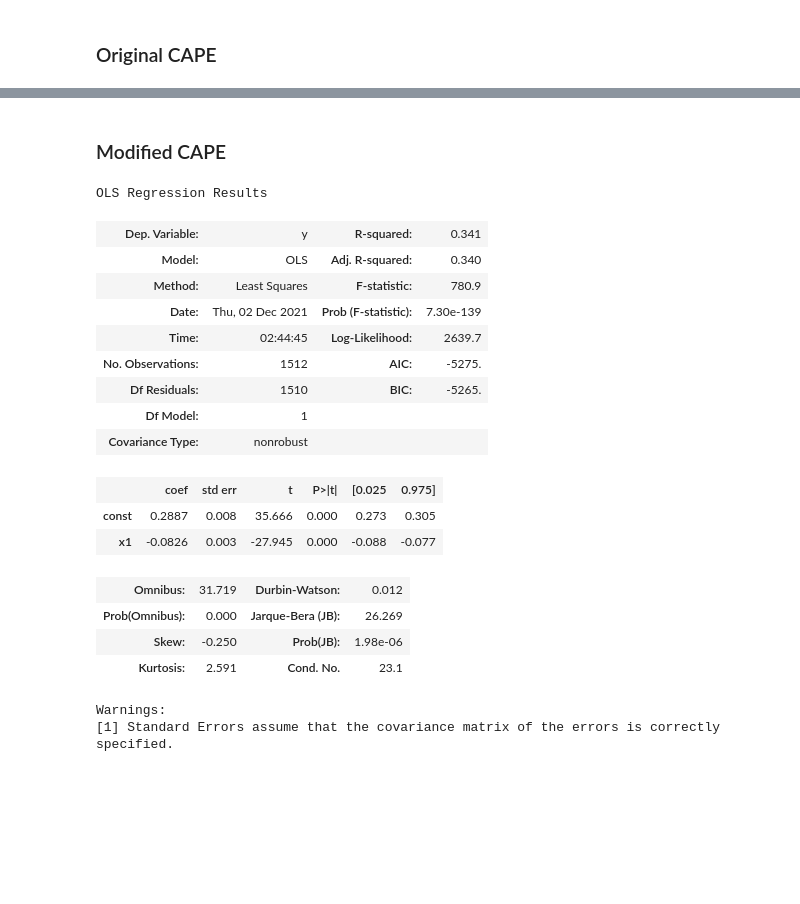
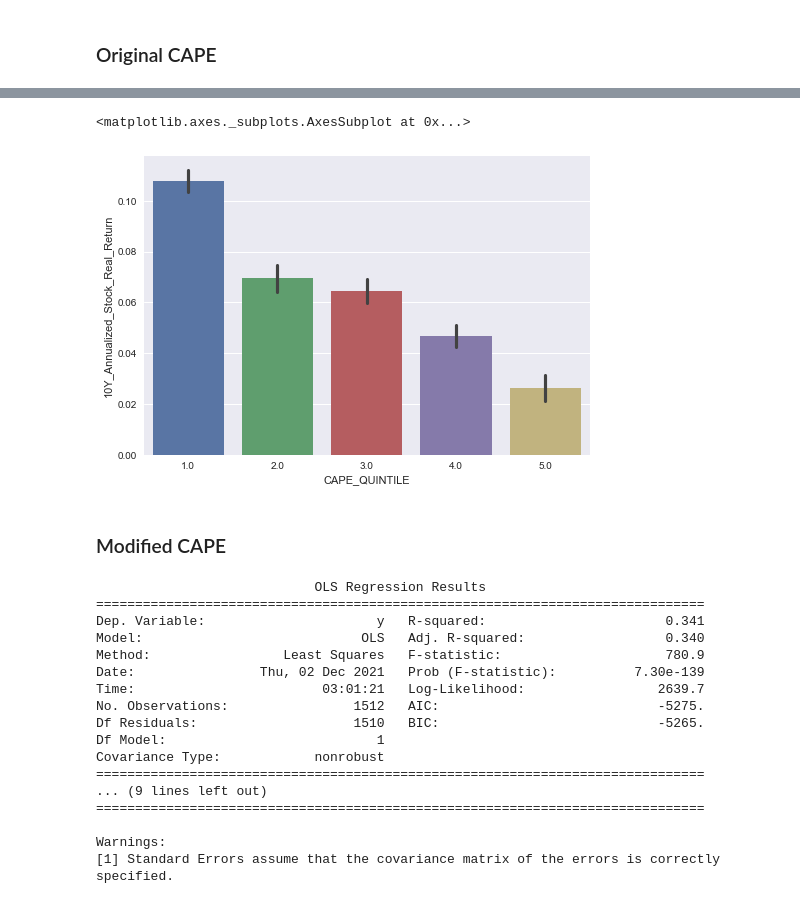
Before and after one commit to samsonq/Modifying-Shiller-CAPE-Ratio, a Jupyter notebook: notebooks/taxes.ipynb, the cells around one changed output, grey strips where cells are left out. Cells and saved outputs as stored; diff of their text form; code cells hidden in the pictures; blank space fills up the shorter version.

```diff
--- a/notebooks/taxes.ipynb
+++ b/notebooks/taxes.ipynb
@@ -135,3 +159,10 @@ Warnings:
+# %%
+ie_data["CAPE_QUINTILE"] = pd.qcut(ie_data["CAPE"],
+                                       q=5, labels=False)+1
+sns.barplot(x="CAPE_QUINTILE", y="10Y_Annualized_Stock_Real_Return", data=ie_data)
+# %% [output]
+<matplotlib.axes._subplots.AxesSubplot at 0x...>
+[figure, added]
 # %% [markdown]
 ### Modified CAPE
 # %%
@@ -143,27 +174,25 @@ y = np.array(ie_data[(ie_data["Date"]<split_period)]["10Y_Annualized_Stock_Real_
 
 model = sm.OLS(y, x, missing="drop")
 summary = model.fit()
-summary.summary()
+print(summary.summary())
 # %% [output]
-OLS Regression Results
+                            OLS Regression Results
+==============================================================================
+Dep. Variable:                      y   R-squared:                       0.341
+Model:                            OLS   Adj. R-squared:                  0.340
+Method:                 Least Squares   F-statistic:                     780.9
+Date:                Thu, 02 Dec 2021   Prob (F-statistic):          7.30e-139
+Time:                        03:01:21   Log-Likelihood:                 2639.7
+No. Observations:                1512   AIC:                            -5275.
+Df Residuals:                    1510   BIC:                            -5265.
+Df Model:                           1
+Covariance Type:            nonrobust
+==============================================================================
+... (9 lines left out)
+==============================================================================
+
+Warnings:
+[1] Standard Errors assume that the covariance matrix of the errors is correctly specified.
-| Dep. Variable: | y | R-squared: | 0.341 |
-| Model: | OLS | Adj. R-squared: | 0.340 |
-| Method: | Least Squares | F-statistic: | 780.9 |
-| Date: | Thu, 02 Dec 2021 | Prob (F-statistic): | 7.30e-139 |
-| Time: | 02:44:45 | Log-Likelihood: | 2639.7 |
-| No. Observations: | 1512 | AIC: | -5275. |
-| Df Residuals: | 1510 | BIC: | -5265. |
-| Df Model: | 1 |  |  |
-| Covariance Type: | nonrobust |  |  |
-|  | coef | std err | t | P>|t| | [0.025 | 0.975] |
-| const | 0.2887 | 0.008 | 35.666 | 0.000 | 0.273 | 0.305 |
-| x1 | -0.0826 | 0.003 | -27.945 | 0.000 | -0.088 | -0.077 |
-| Omnibus: | 31.719 | Durbin-Watson: | 0.012 |
-| Prob(Omnibus): | 0.000 | Jarque-Bera (JB): | 26.269 |
-| Skew: | -0.250 | Prob(JB): | 1.98e-06 |
-| Kurtosis: | 2.591 | Cond. No. | 23.1 |
-Warnings:
-[1] Standard Errors assume that the covariance matrix of the errors is correctly specified.
 # %%
 # period 2007-2021
 split_period = 2007.01
```
Also changed, not shown: parts of 7 cells of this notebook, 3 other files.
